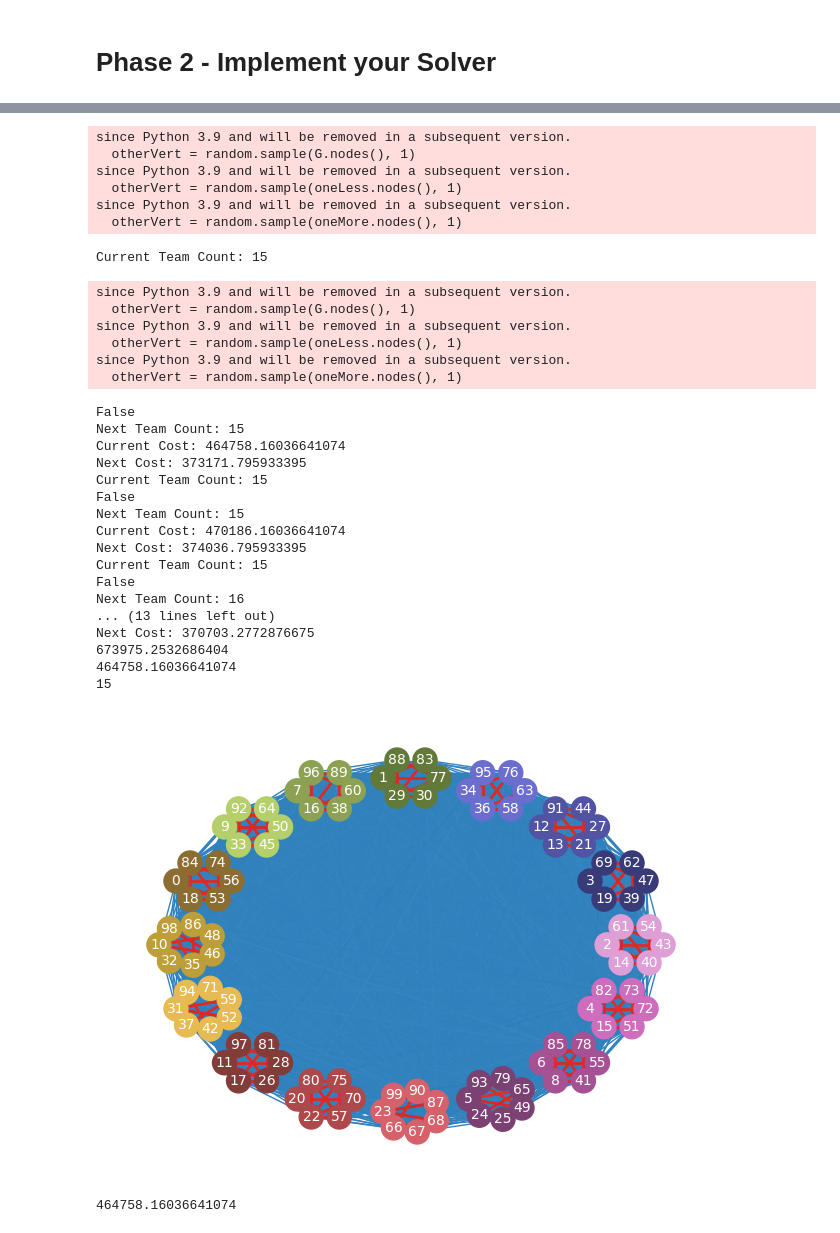
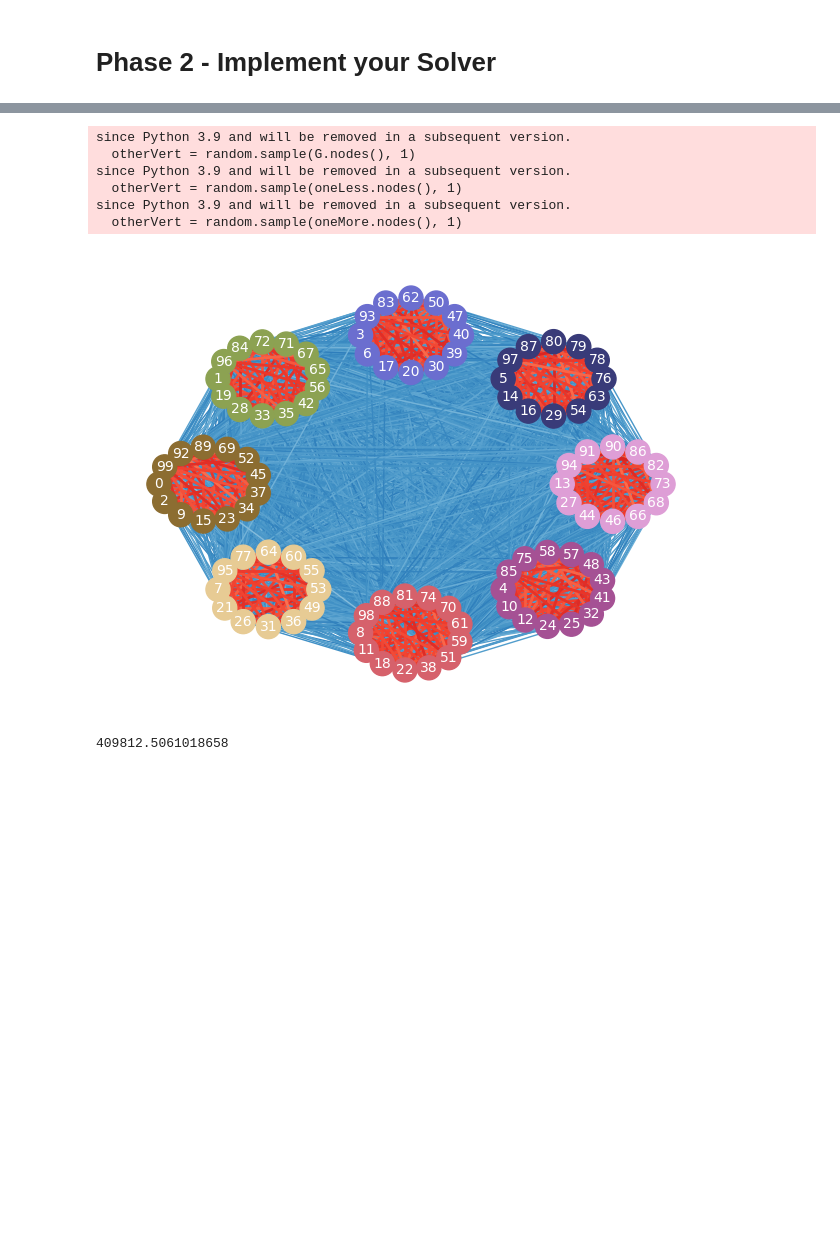
Before and after one commit to joeyladerer/170-proj, a Jupyter notebook: main.ipynb, the cells around one changed output, grey strips where cells are left out. Drawn from its saved outputs; the diff is of its cells as text; code cells hidden in the pictures; blank space fills up the shorter version.

```diff
--- a/main.ipynb
+++ b/main.ipynb
@@ -80,7 +86,7 @@ def removeNodes(List, toRemove):
 
 
 def randomTeamSample(G, teamCount):
-    nodes = copy.deepcopy(list(G))
+    nodes = copy.copy(list(G))
     #teamCount = random.randint(1, len(nodes) // 6)
     #print("Team Count: " + str(teamCount))
     teamSize = len(nodes) // teamCount
@@ -103,7 +109,7 @@ def getNeighbors(G, currentTeamCount):
     for v in G.nodes():
         otherVert = random.sample(G.nodes(), 1)
         if (v != otherVert):
-            copyG = copy.deepcopy(G)
+            copyG = copy.copy(G)
             team1 = copyG.nodes[v]['team']
             team2 = copyG.nodes[otherVert[0]]['team']
             copyG.nodes[v]['team'] = team2
@@ -116,7 +122,7 @@ def getNeighbors(G, currentTeamCount):
         for v in oneLess.nodes():
             otherVert = random.sample(oneLess.nodes(), 1)
             if (v != otherVert):
-                copyG = copy.deepcopy(oneLess)
+                copyG = copy.copy(oneLess)
                 team1 = copyG.nodes[v]['team']
                 team2 = copyG.nodes[otherVert[0]]['team']
                 copyG.nodes[v]['team'] = team2
@@ -128,7 +134,7 @@ def getNeighbors(G, currentTeamCount):
     for v in oneMore.nodes():
         otherVert = random.sample(oneMore.nodes(), 1)
         if (v != otherVert):
-            copyG = copy.deepcopy(oneMore)
+            copyG = copy.copy(oneMore)
             team1 = copyG.nodes[v]['team']
             team2 = copyG.nodes[otherVert[0]]['team']
             copyG.nodes[v]['team'] = team2
@@ -145,8 +151,8 @@ def getTeamCount(G):
             teams.add(G.nodes[v]['team'])
     return len(teams)
 # %%
-randomTeamSample(G, 10)
-neighbors = getNeighbors(G, 10)
+# randomTeamSample(G, 10)
+# neighbors = getNeighbors(G, 10)
 #for n in neighbors:
     #print(getTeamCount(n))
 
@@ -154,13 +160,6 @@ neighbors = getNeighbors(G, 10)
 #validate_output(G)
 #visualize(G)
 #score(G)
-# %% [output]
-since Python 3.9 and will be removed in a subsequent version.
-  otherVert = random.sample(G.nodes(), 1)
-since Python 3.9 and will be removed in a subsequent version.
-  otherVert = random.sample(oneLess.nodes(), 1)
-since Python 3.9 and will be removed in a subsequent version.
-  otherVert = random.sample(oneMore.nodes(), 1)
 # %%
 
 def simulated_annealing(G, k):
@@ -173,28 +172,29 @@ def simulated_annealing(G, k):
 
 
     # define the starting solution as a random assignment of penguins to teams
-    currentTeamCount = random.randint(1, len(G.nodes) // 6)
+    currentTeamCount = random.randint(1, 10)
+    # currentTeamCount = random.randint(1, len(G.nodes) // 6)
     current_solution = randomTeamSample(G, currentTeamCount)
 
 
 
     while currentTemp > finalTemp:
         # choose a random solution from the neighborhood of the current solution
-        print("Current Team Count: " + str(currentTeamCount))
+        # print("Current Team Count: " + str(currentTeamCount))
         neighbors = getNeighbors(current_solution, currentTeamCount)
         next_solution = random.sample(neighbors, 1)
-        print(next_solution == current_solution)
+        # print(next_solution == current_solution)
         next_solution = next_solution[0]
         nextTeamCount = getTeamCount(next_solution)
-        print("Next Team Count: " + str(nextTeamCount))
+        # print("Next Team Count: " + str(nextTeamCount))
 
 
 
         # evaluate the cost of the new solution
         current_cost = score(current_solution)
-        print("Current Cost: " + str(current_cost))
+        # print("Current Cost: " + str(current_cost))
         next_cost = score(next_solution)
-        print("Next Cost: " + str(next_cost))
+        # print("Next Cost: " + str(next_cost))
         scores.append(current_cost)
 
         # accept the new solution if it has a lower cost
@@ -202,7 +202,7 @@ def simulated_annealing(G, k):
             current_solution = next_solution
             currentTeamCount = nextTeamCount
         else:
-            print("Running else")
+            # print("Running else")
             # accept the new solution with probability exp(-ΔE / kT)
             p = np.exp(-(next_cost - current_cost) / (k * currentTemp))
             if random.uniform(0, 1) < p:
@@ -211,9 +211,9 @@ def simulated_annealing(G, k):
         currentTemp -= alpha
 
     # return the approximate solution found by the algorithm
-    print(current_cost)
-    print(min(scores))
-    print(getTeamCount(current_solution))
+    # print(current_cost)
+    # print(min(scores))
+    # print(getTeamCount(current_solution))
 
 
 
@@ -237,36 +237,18 @@ def solve(G: nx.Graph):
 
     pass
 # %%
-G = read_input('/Users/bryceharrell/Desktop/170/170-proj/inputs/small2.in')
+G = read_input('./inputs/small1.in')
 solve(G)
 validate_output(G)
 visualize(G)
 score(G)
 # %% [output]
-Current Team Count: 15
+since Python 3.9 and will be removed in a subsequent version.
+  otherVert = random.sample(G.nodes(), 1)
+since Python 3.9 and will be removed in a subsequent version.
+  otherVert = random.sample(oneLess.nodes(), 1)
+since Python 3.9 and will be removed in a subsequent version.
+  otherVert = random.sample(oneMore.nodes(), 1)
+[figure, new version]
-since Python 3.9 and will be removed in a subsequent version.
-  otherVert = random.sample(G.nodes(), 1)
-since Python 3.9 and will be removed in a subsequent version.
-  otherVert = random.sample(oneLess.nodes(), 1)
-since Python 3.9 and will be removed in a subsequent version.
-  otherVert = random.sample(oneMore.nodes(), 1)
+409812.5061018658
-False
-Next Team Count: 15
-Current Cost: 464758.16036641074
-Next Cost: 373171.795933395
-Current Team Count: 15
-False
-Next Team Count: 15
-Current Cost: 470186.16036641074
-Next Cost: 374036.795933395
-Current Team Count: 15
-False
-Next Team Count: 16
-... (13 lines left out)
-Next Cost: 370703.2772876675
-673975.2532686404
-464758.16036641074
-15
-[figure, old version]
-464758.16036641074
 # %%
```
Also changed, not shown: parts of 5 cells of this notebook.
